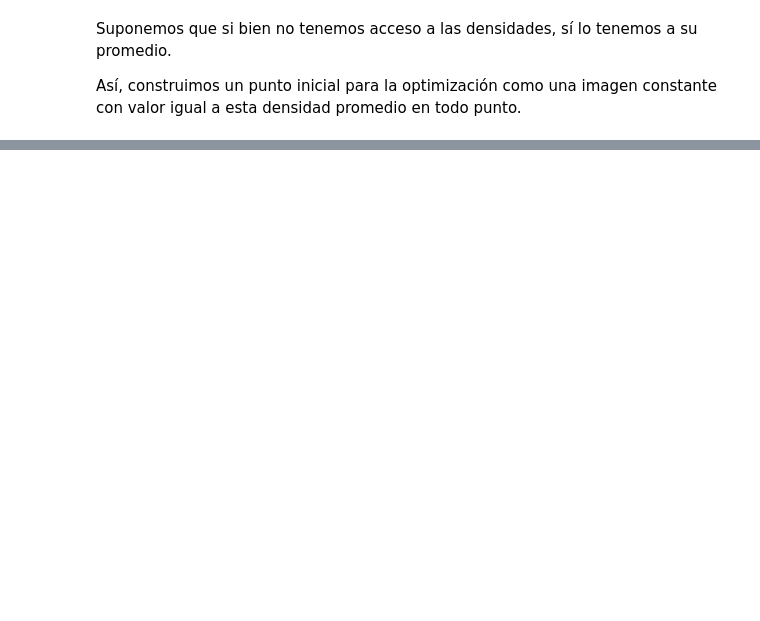
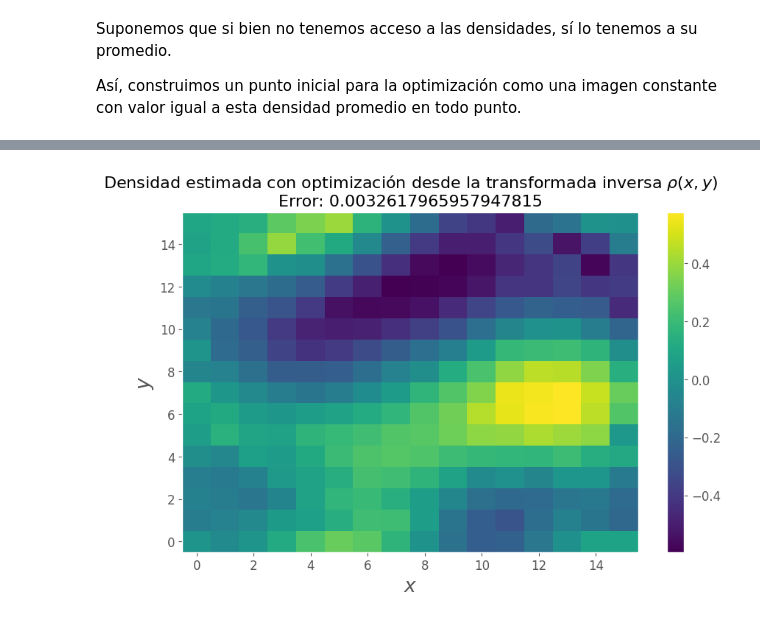
Before and after one commit to johnny-godoy/tomografia-computarizada, a Jupyter notebook: simulaciones/Simulaciones de CT Scan.ipynb, the cells around one changed output, grey strips where cells are left out. Drawn from its saved outputs; the diff is of its cells as text; code cells hidden in the pictures; blank space fills up the shorter version.

```diff
--- a/simulaciones/Simulaciones de CT Scan.ipynb
+++ b/simulaciones/Simulaciones de CT Scan.ipynb
@@ -147,0 +164,7 @@ Sin embargo, puede ser más desafiente escalar esta metodología para imágenes
+# %%
+solucion = scipy.optimize.minimize(fun=costo, x0=densidades_iradon)
+densidades_hibrido = solucion.x.reshape(TAMAÑO_IMAGEN, TAMAÑO_IMAGEN)
+ver_imagen(densidades_hibrido, r"Densidad estimada con optimización desde la transformada inversa $\rho(x, y)$"
+           + f"\nError: {error(densidades_hibrido)}")
+# %% [output]
+[figure, added]
```
Also changed, not shown: parts of 33 cells of this notebook.
